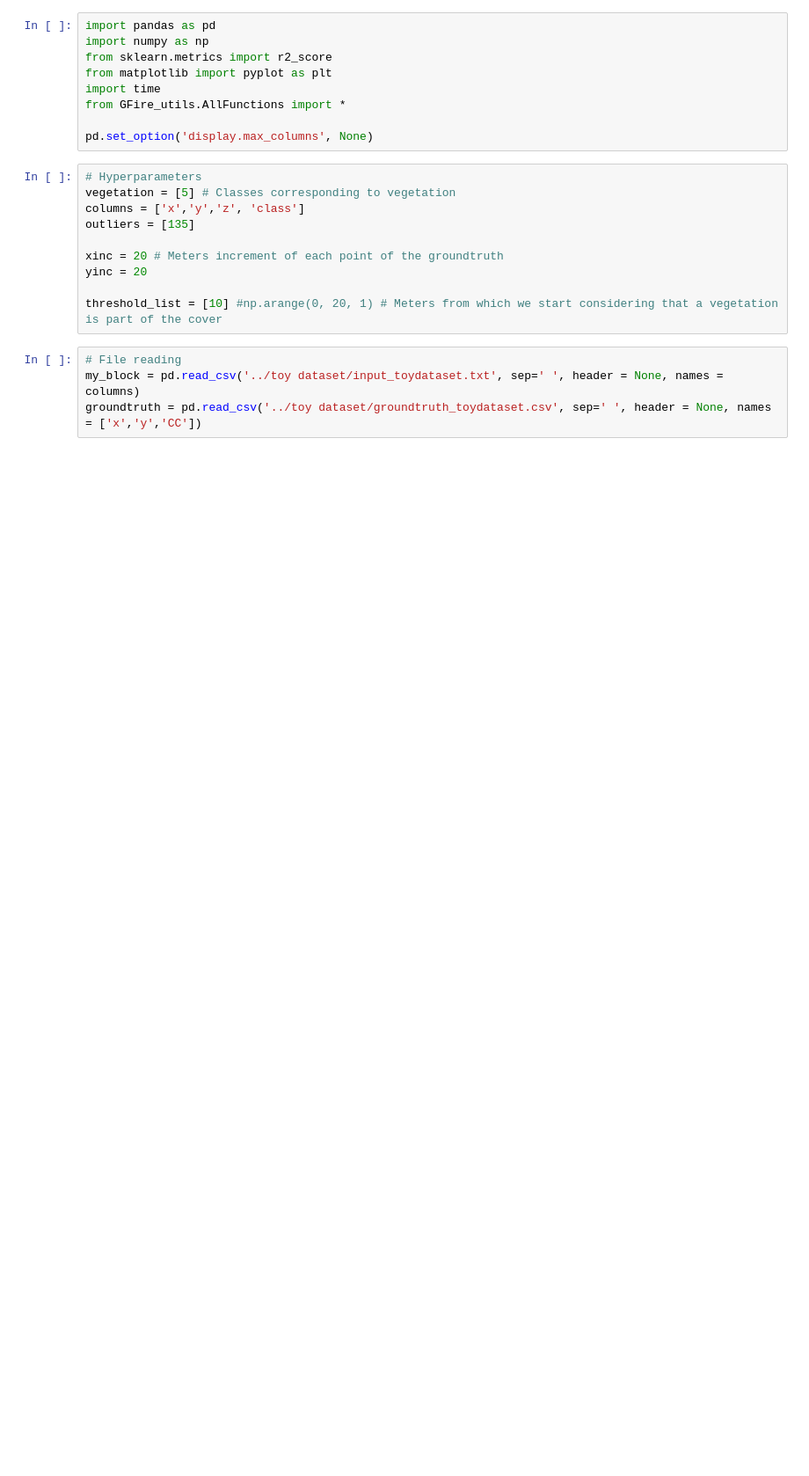
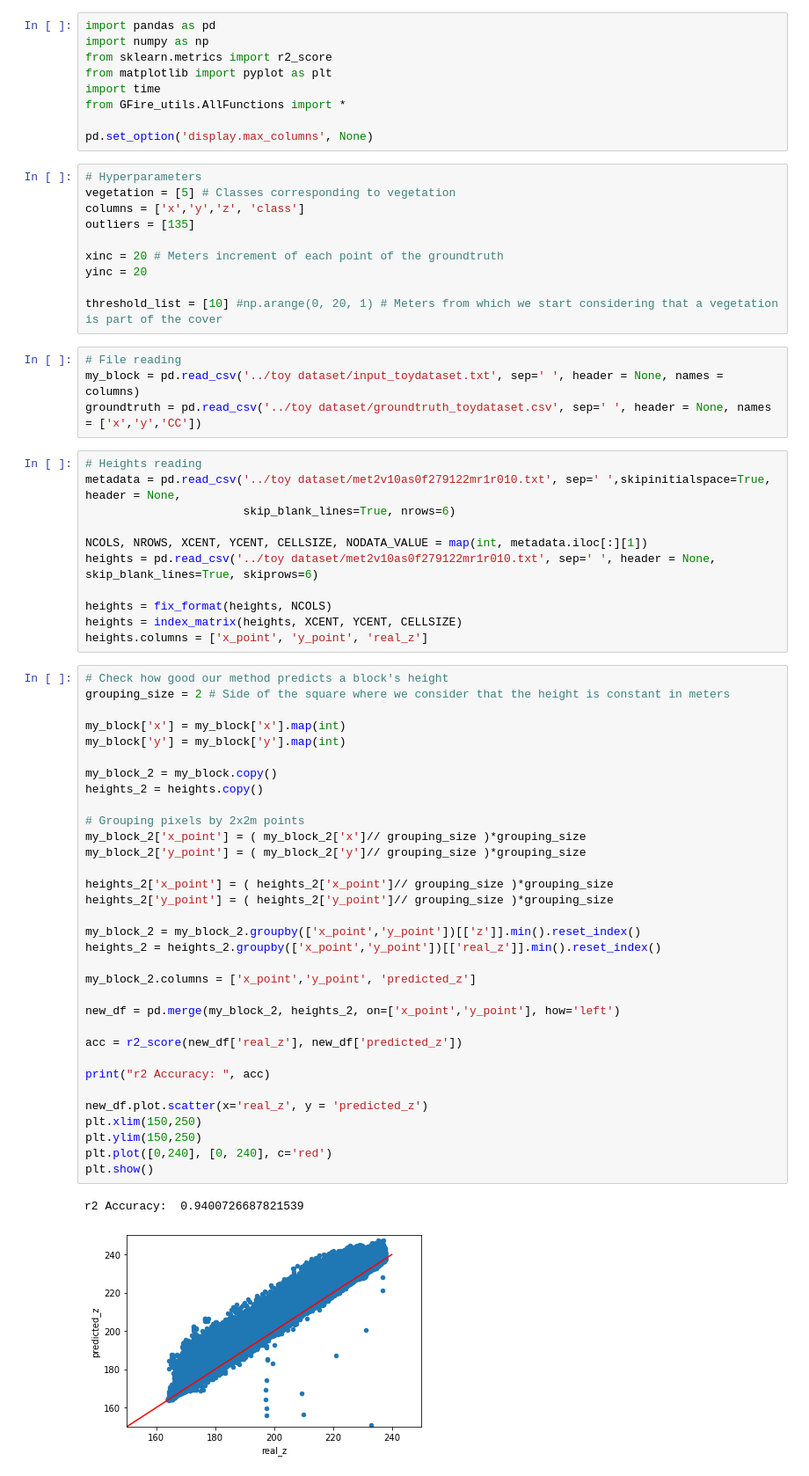
Before and after one commit to pau-ventrod/GFire-CC-prediction, a Jupyter notebook: Manual No Model.ipynb, the cells around one changed output. Shown at 88% size. Drawn from its saved outputs; the diff is of its cells as text; blank space fills up the shorter version.

```diff
--- a/Manual No Model.ipynb
+++ b/Manual No Model.ipynb
@@ -21,3 +21,50 @@ threshold_list = [10] #np.arange(0, 20, 1) # Meters from which we start consider
 # File reading
 my_block = pd.read_csv('../toy dataset/input_toydataset.txt', sep=' ', header = None, names = columns)
 groundtruth = pd.read_csv('../toy dataset/groundtruth_toydataset.csv', sep=' ', header = None, names = ['x','y','CC'])
+# %%
+# Heights reading
+metadata = pd.read_csv('../toy dataset/met2v10as0f279122mr1r010.txt', sep=' ',skipinitialspace=True, header = None,
+                       skip_blank_lines=True, nrows=6)
+
+NCOLS, NROWS, XCENT, YCENT, CELLSIZE, NODATA_VALUE = map(int, metadata.iloc[:][1])
+heights = pd.read_csv('../toy dataset/met2v10as0f279122mr1r010.txt', sep=' ', header = None, skip_blank_lines=True, skiprows=6)
+
+heights = fix_format(heights, NCOLS)
+heights = index_matrix(heights, XCENT, YCENT, CELLSIZE)
+heights.columns = ['x_point', 'y_point', 'real_z']
+# %%
+# Check how good our method predicts a block's height
+grouping_size = 2 # Side of the square where we consider that the height is constant in meters
+
+my_block['x'] = my_block['x'].map(int)
+my_block['y'] = my_block['y'].map(int)
+
+my_block_2 = my_block.copy()
+heights_2 = heights.copy()
+
+# Grouping pixels by 2x2m points
+my_block_2['x_point'] = ( my_block_2['x']// grouping_size )*grouping_size
+my_block_2['y_point'] = ( my_block_2['y']// grouping_size )*grouping_size
+
+heights_2['x_point'] = ( heights_2['x_point']// grouping_size )*grouping_size
+heights_2['y_point'] = ( heights_2['y_point']// grouping_size )*grouping_size
+
+my_block_2 = my_block_2.groupby(['x_point','y_point'])[['z']].min().reset_index()
+heights_2 = heights_2.groupby(['x_point','y_point'])[['real_z']].min().reset_index()
+
+my_block_2.columns = ['x_point','y_point', 'predicted_z']
+
+new_df = pd.merge(my_block_2, heights_2, on=['x_point','y_point'], how='left')
+
+acc = r2_score(new_df['real_z'], new_df['predicted_z'])
+
+print("r2 Accuracy: ", acc)
+
+new_df.plot.scatter(x='real_z', y = 'predicted_z')
+plt.xlim(150,250)
+plt.ylim(150,250)
+plt.plot([0,240], [0, 240], c='red')
+plt.show()
+# %% [output]
+r2 Accuracy:  0.9400726687821539
+[figure, added]
```
Also changed, not shown: parts of 5 cells of this notebook, 1 other file.
